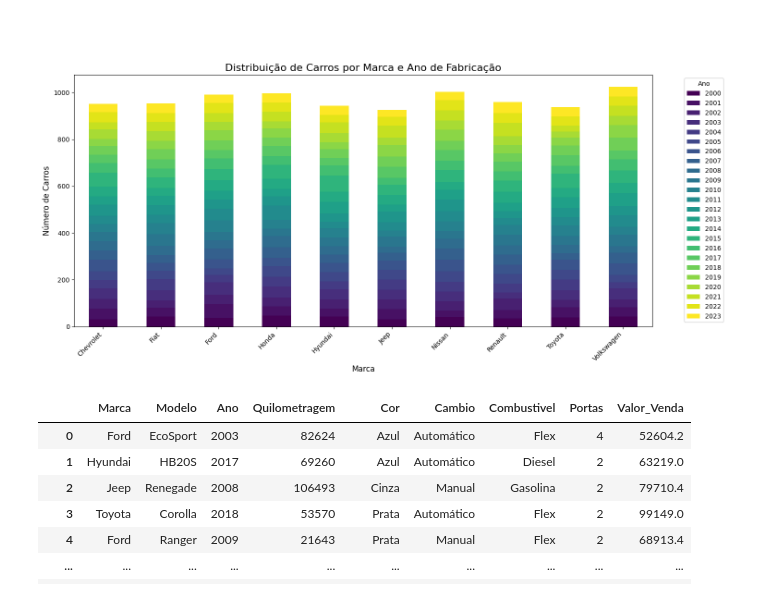
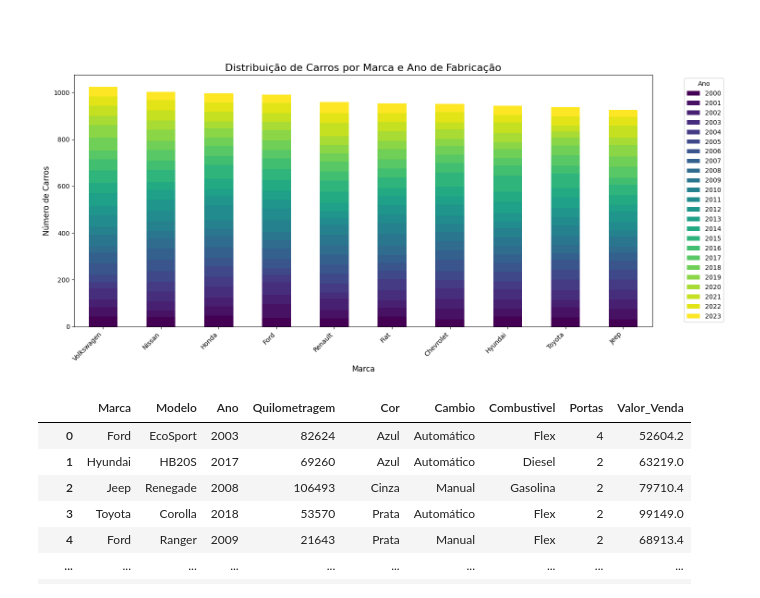
Before and after one commit to marantmir/desafio_final, a Jupyter notebook: desafio_final_eda.ipynb, the cells around one changed output. Cells and saved outputs as stored; diff of their text form; code cells hidden in the pictures.

```diff
--- a/desafio_final_eda.ipynb
+++ b/desafio_final_eda.ipynb
@@ -335,17 +335,21 @@ pd.crosstab(df['Marca'], df['Ano'])
 # %%
 cross_tab_data = pd.crosstab(df['Marca'], df['Ano'])
 
-ax = cross_tab_data.plot(kind='bar', stacked=True, figsize=(15, 7), colormap='viridis')
+# Order as marcas pelo total vendido
+brand_order = cross_tab_data.sum(axis=1).sort_values(ascending=False).index
+cross_tab_data = cross_tab_data.loc[brand_order]
+
+ax = cross_tab_data.plot(kind='bar', stacked=True,figsize=(15, 7), colormap='viridis')
 
 plt.title('Distribuição de Carros por Marca e Ano de Fabricação', fontsize=16)
 plt.xlabel('Marca', fontsize=12)
 plt.ylabel('Número de Carros', fontsize=12)
 plt.xticks(rotation=45, ha='right')
 plt.legend(title='Ano', bbox_to_anchor=(1.05, 1), loc='upper left') # Place legend outside
 plt.tight_layout()
 plt.show()
 # %% [output]
-[figure, old version]
+[figure, new version]
 # %%
 df
 # %% [output]
```
